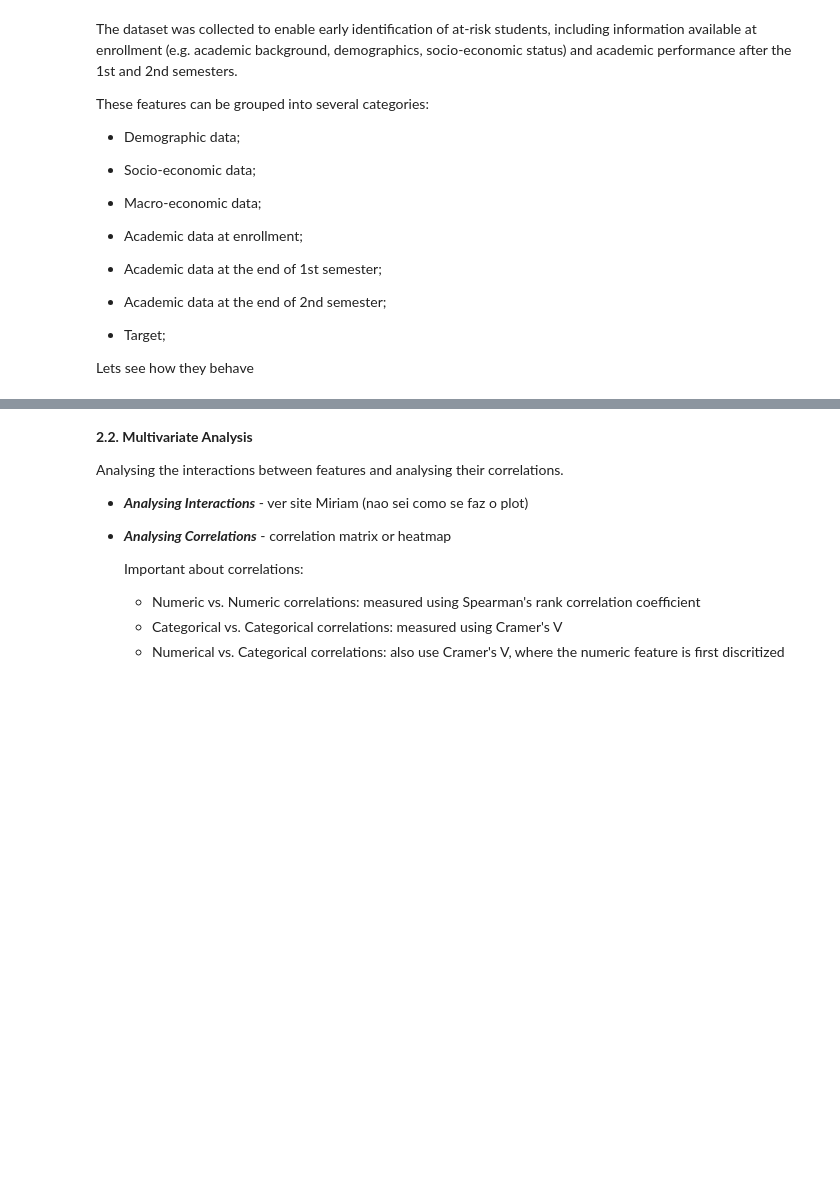
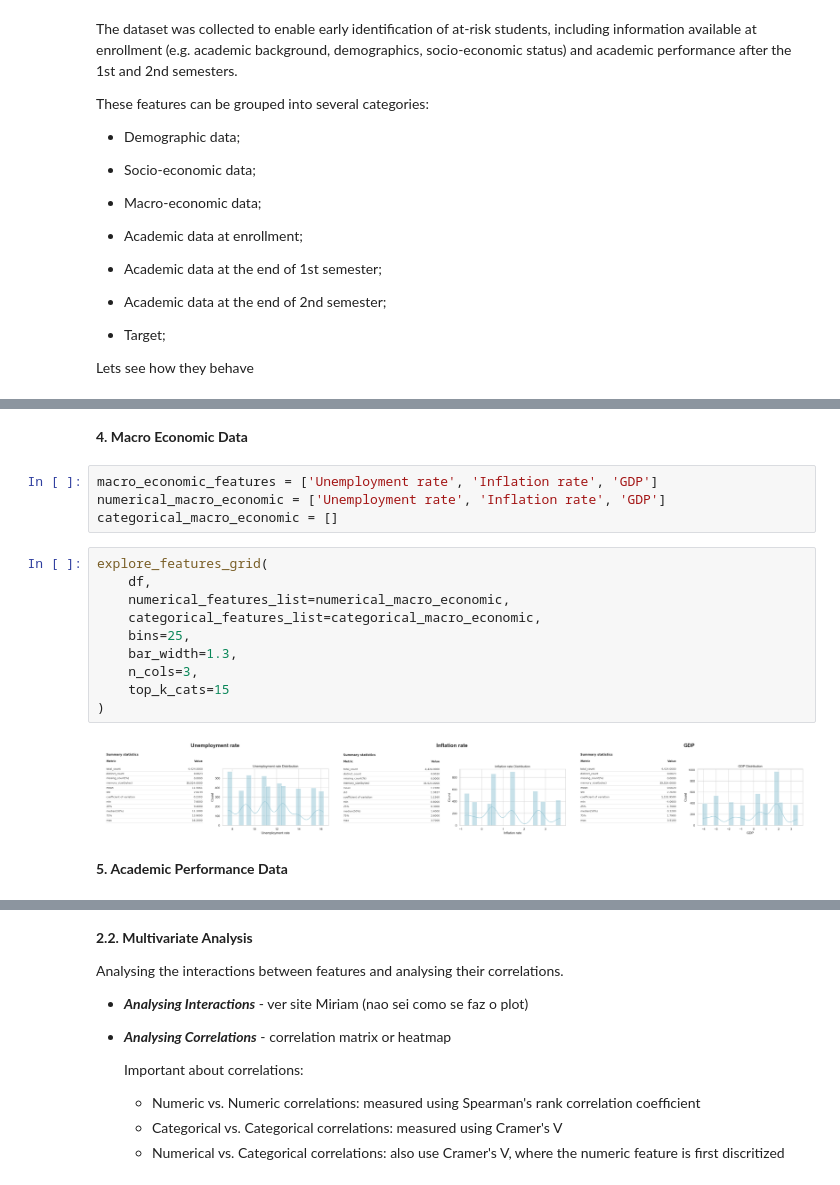
Before and after one commit to gjoliveira/XAI_ling-TAAC, a Jupyter notebook: notebook_sara.ipynb, the cells around one changed output, grey strips where cells are left out. Drawn from its saved outputs; the diff is of its cells as text; blank space fills up the shorter version.

```diff
--- a/notebook_sara.ipynb
+++ b/notebook_sara.ipynb
@@ -84 +151,21 @@ Lets see how they behave
+# %% [markdown]
+**4. Macro Economic Data**
+# %%
+macro_economic_features = ['Unemployment rate', 'Inflation rate', 'GDP']
+numerical_macro_economic = ['Unemployment rate', 'Inflation rate', 'GDP']
+categorical_macro_economic = []
+# %%
+explore_features_grid(
+    df,
+    numerical_features_list=numerical_macro_economic,
+    categorical_features_list=categorical_macro_economic,
+    bins=25,
+    bar_width=1.3,
+    n_cols=3,
+    top_k_cats=15
+)
+# %% [output]
+[figure, added]
+# %% [markdown]
+**5. Academic Performance Data**
 # %%
```
Also changed, not shown: parts of 22 cells of this notebook, 1 other file.
